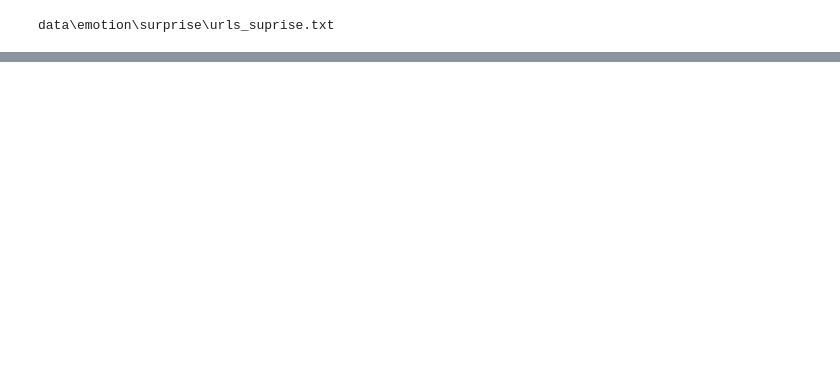
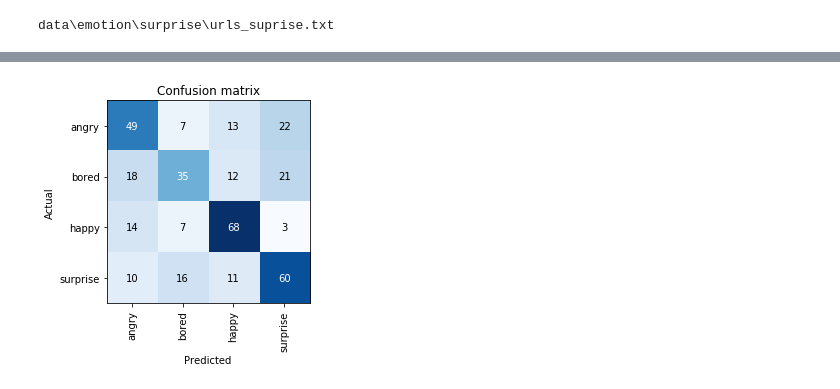
Before and after one commit to sky7725/design-thinking, a Jupyter notebook: 測試用.ipynb, the cells around one changed output, grey strips where cells are left out. Drawn from its saved outputs; the diff is of its cells as text; code cells hidden in the pictures; blank space fills up the shorter version.

```diff
--- a/測試用.ipynb
+++ b/測試用.ipynb
@@ -66,0 +124,2 @@ data.show_batch(rows=30, figsize=(20,20))
+# %%
+interp = ClassificationInterpretation.from_learner(learn)
@@ -66,0 +128,4 @@ data.show_batch(rows=30, figsize=(20,20))
+# %%
+interp.plot_confusion_matrix()
+# %% [output]
+[figure, added]
```
Also changed, not shown: parts of 25 cells of this notebook.
